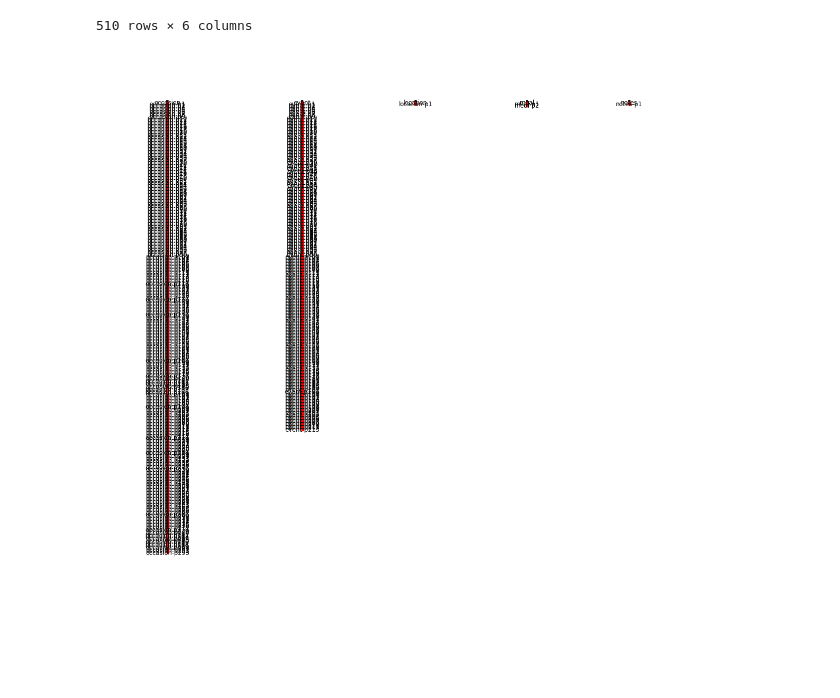
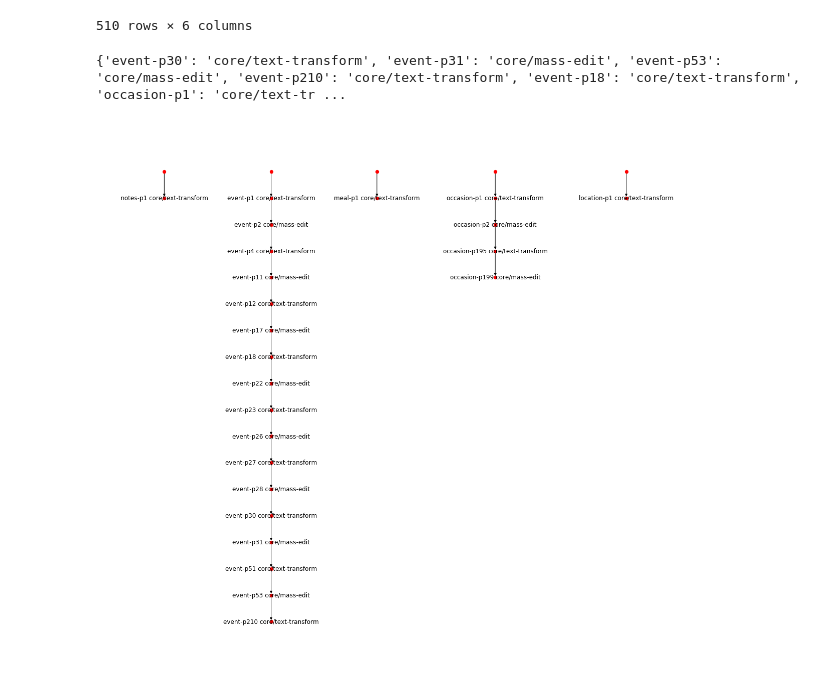
Before and after one commit to LanLi2017/OR2YWTool, a Jupyter notebook: graph_analysis/pattern graph analysis.ipynb, the cells around one changed output. Saved outputs shown, nothing was run; the diff lists cells and outputs as text; code cells hidden in the pictures; blank space fills up the shorter version.

Commit message:
add merge function for repetitive operations

```diff
--- a/graph_analysis/pattern graph analysis.ipynb
+++ b/graph_analysis/pattern graph analysis.ipynb
@@ -196,7 +196,7 @@ def translate_operator_json_to_yes_workflow(json_data):
         elif operator['op'] == 'core/column-removal':
             continue
         else:  # normal unary operation
-            #print("op: ",operator.items())
+            print("op: ",operator.items())
             node.params += [
                 "columnName:{}".format(operator['columnName']),
                 "expression:{}".format(operator['expression']),
@@ -260,10 +260,19 @@ def translate_operator_json_to_yes_workflow(json_data):
     for col_key,col_item in process_graph.items():
         p_graph.add_node(col_key,attr={"op": "input_column","index": 0})
         source_node = col_key
+        temp_process = None
         for i, process in enumerate(col_item):
+            # merge repetitive operations
+            if len(process["output"])==0 and len(process["input"])==0:
+                if temp_process==process["op"]:
+                    continue
+                else:
+                    temp_process=process["op"]
+
             process_node = "{}-p{}".format(col_key,i+1)
-            p_graph.add_node(process_node,attr=process)
+            p_graph.add_node(process_node,attr=process,op=process["op"])
             p_graph.add_edge(source_node,process_node)
+
             for output in process["output"]:
                 temp_output_edges.append((process_node,output))
             for t_input in process["input"]:
@@ -276,6 +285,11 @@ def translate_operator_json_to_yes_workflow(json_data):
     for output_edge in temp_output_edges:
         #print(output_edge)
         p_graph.add_edge(output_edge[0],output_edge[1])
+
+    # merge repetitive operations
+    #for col_key
+
+
 
     return yes_workflow_data,p_graph
 
@@ -540,19 +570,25 @@ test_df.sort_values("index1")
 # %%
 from networkx.drawing.nx_agraph import write_dot, graphviz_layout
 
 pos=graphviz_layout(p_graph, prog='dot')
 from matplotlib import pyplot  as plt
 %matplotlib inline
 
 plt.figure(figsize=(20, 20))  # image is 8 x 8 inches
 plt.axis('off')
 #nx.draw_networkx_nodes(g_tree, pos, node_size=40, cmap=plt.cm.RdYlBu, node_color=list(partition.values()))
-nx.draw_networkx_nodes(p_graph, pos, node_size=20, cmap=plt.cm.RdYlBu)
-nx.draw_networkx_edges(p_graph, pos, alpha=0.9)
-nx.draw(p_graph, pos, node_size=20, with_labels = True)
+node_labels = nx.get_node_attributes(p_graph,'op')
+#nx.draw_networkx_labels(G, pos, labels = node_labels)
+print(node_labels)
+for key,val in node_labels.items():
+    node_labels[key] = "{} {}".format(key,val)
+#nx.draw_networkx_nodes(p_graph, pos, node_size=30,labels = node_labels, cmap=plt.cm.RdYlBu)
+#nx.draw_networkx_edges(p_graph, pos,)
+nx.draw(p_graph, pos, node_size=40, labels=node_labels,with_labels = True)
 plt.show(p_graph)
 # %% [output]
+{'event-p30': 'core/text-transform', 'event-p31': 'core/mass-edit', 'event-p53': 'core/mass-edit', 'event-p210': 'core/text-transform', 'event-p18': 'core/text-transform', 'occasion-p1': 'core/text-tr ...
-[figure, old version]
+[figure, new version]
 # %%
 class OR2YW:
     def __init__(self):
```
Also changed, not shown: parts of 3 cells of this notebook.
